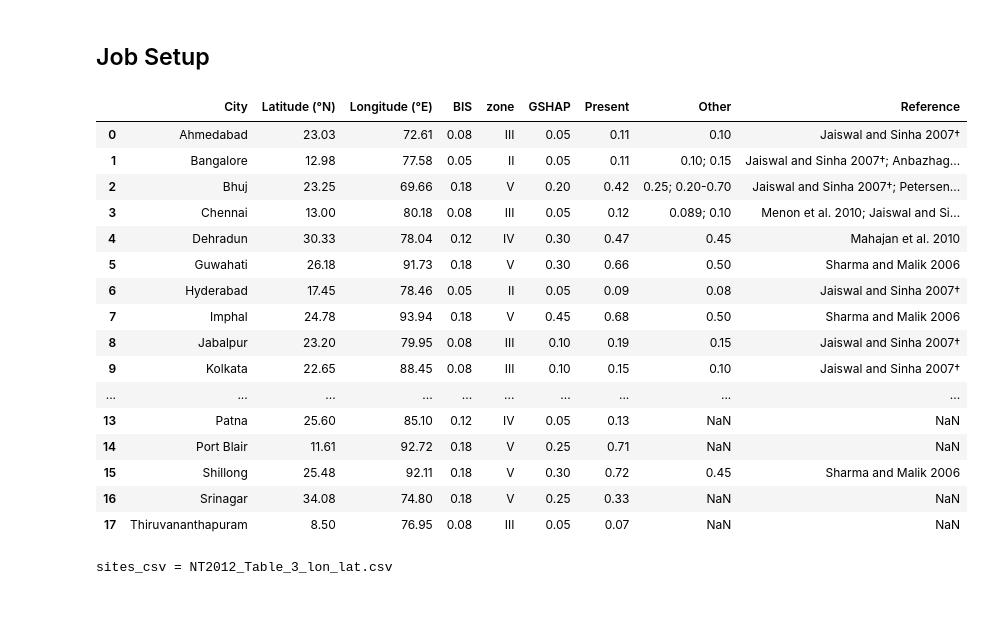
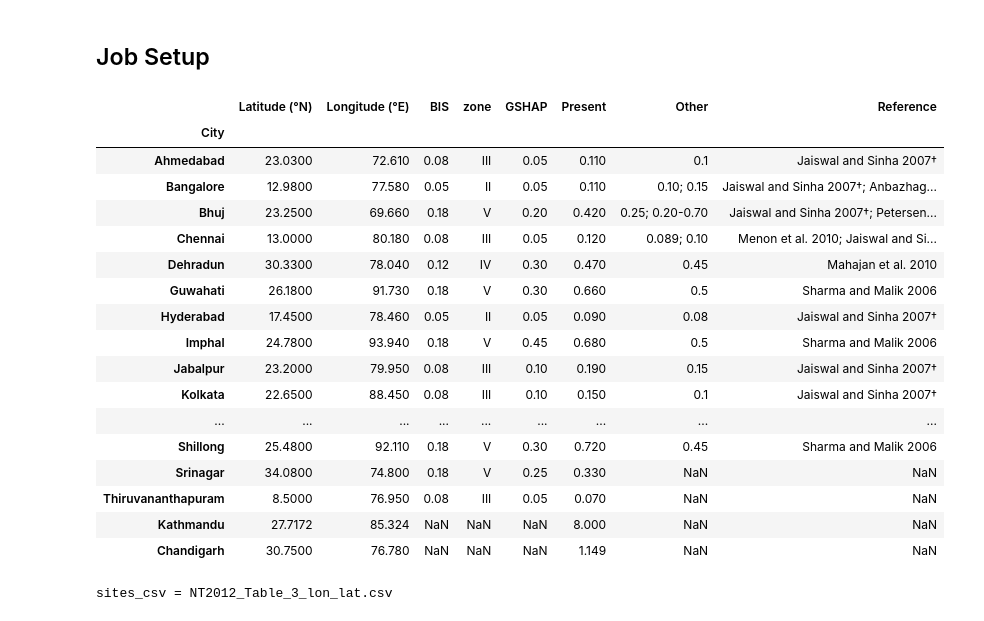
Before and after one commit to nackerley/indian-subcontinent-psha, a Jupyter notebook: Results/Hazard Curves.ipynb, the cells around one changed output. Saved outputs shown, nothing was run; the diff lists cells and outputs as text; code cells hidden in the pictures.

```diff
--- a/Results/Hazard Curves.ipynb
+++ b/Results/Hazard Curves.ipynb
@@ -34,26 +55,27 @@ TABLE_FILE = 'Table_3_Reproduced.tex'
 ## Job Setup
 # %%
 sites_table = os.path.join(NATH_PATH, 'Table 3.csv')
-df_table3 = pd.read_csv(sites_table, skiprows=1)
+df_table3 = pd.read_csv(sites_table, skiprows=1, index_col='City')
 df_table3
 # %% [output]
-|  | City | Latitude (°N) | Longitude (°E) | BIS | zone | GSHAP | Present | Other | Reference |
-| 0 | Ahmedabad | 23.03 | 72.61 | 0.08 | III | 0.05 | 0.11 | 0.10 | Jaiswal and Sinha 2007† |
-| 1 | Bangalore | 12.98 | 77.58 | 0.05 | II | 0.05 | 0.11 | 0.10; 0.15 | Jaiswal and Sinha 2007†; Anbazhag... |
-| 2 | Bhuj | 23.25 | 69.66 | 0.18 | V | 0.20 | 0.42 | 0.25; 0.20-0.70 | Jaiswal and Sinha 2007†; Petersen... |
-| 3 | Chennai | 13.00 | 80.18 | 0.08 | III | 0.05 | 0.12 | 0.089; 0.10 | Menon et al. 2010; Jaiswal and Si... |
-| 4 | Dehradun | 30.33 | 78.04 | 0.12 | IV | 0.30 | 0.47 | 0.45 | Mahajan et al. 2010 |
-| 5 | Guwahati | 26.18 | 91.73 | 0.18 | V | 0.30 | 0.66 | 0.50 | Sharma and Malik 2006 |
-| 6 | Hyderabad | 17.45 | 78.46 | 0.05 | II | 0.05 | 0.09 | 0.08 | Jaiswal and Sinha 2007† |
-| 7 | Imphal | 24.78 | 93.94 | 0.18 | V | 0.45 | 0.68 | 0.50 | Sharma and Malik 2006 |
-| 8 | Jabalpur | 23.20 | 79.95 | 0.08 | III | 0.10 | 0.19 | 0.15 | Jaiswal and Sinha 2007† |
-| 9 | Kolkata | 22.65 | 88.45 | 0.08 | III | 0.10 | 0.15 | 0.10 | Jaiswal and Sinha 2007† |
-| ... | ... | ... | ... | ... | ... | ... | ... | ... | ... |
-| 13 | Patna | 25.60 | 85.10 | 0.12 | IV | 0.05 | 0.13 | NaN | NaN |
-| 14 | Port Blair | 11.61 | 92.72 | 0.18 | V | 0.25 | 0.71 | NaN | NaN |
-| 15 | Shillong | 25.48 | 92.11 | 0.18 | V | 0.30 | 0.72 | 0.45 | Sharma and Malik 2006 |
-| 16 | Srinagar | 34.08 | 74.80 | 0.18 | V | 0.25 | 0.33 | NaN | NaN |
-| 17 | Thiruvananthapuram | 8.50 | 76.95 | 0.08 | III | 0.05 | 0.07 | NaN | NaN |
+|  | Latitude (°N) | Longitude (°E) | BIS | zone | GSHAP | Present | Other | Reference |
+| City |  |  |  |  |  |  |  |  |
+| Ahmedabad | 23.0300 | 72.610 | 0.08 | III | 0.05 | 0.110 | 0.1 | Jaiswal and Sinha 2007† |
+| Bangalore | 12.9800 | 77.580 | 0.05 | II | 0.05 | 0.110 | 0.10; 0.15 | Jaiswal and Sinha 2007†; Anbazhag... |
+| Bhuj | 23.2500 | 69.660 | 0.18 | V | 0.20 | 0.420 | 0.25; 0.20-0.70 | Jaiswal and Sinha 2007†; Petersen... |
+| Chennai | 13.0000 | 80.180 | 0.08 | III | 0.05 | 0.120 | 0.089; 0.10 | Menon et al. 2010; Jaiswal and Si... |
+| Dehradun | 30.3300 | 78.040 | 0.12 | IV | 0.30 | 0.470 | 0.45 | Mahajan et al. 2010 |
+| Guwahati | 26.1800 | 91.730 | 0.18 | V | 0.30 | 0.660 | 0.5 | Sharma and Malik 2006 |
+| Hyderabad | 17.4500 | 78.460 | 0.05 | II | 0.05 | 0.090 | 0.08 | Jaiswal and Sinha 2007† |
+| Imphal | 24.7800 | 93.940 | 0.18 | V | 0.45 | 0.680 | 0.5 | Sharma and Malik 2006 |
+| Jabalpur | 23.2000 | 79.950 | 0.08 | III | 0.10 | 0.190 | 0.15 | Jaiswal and Sinha 2007† |
+| Kolkata | 22.6500 | 88.450 | 0.08 | III | 0.10 | 0.150 | 0.1 | Jaiswal and Sinha 2007† |
+| ... | ... | ... | ... | ... | ... | ... | ... | ... |
+| Shillong | 25.4800 | 92.110 | 0.18 | V | 0.30 | 0.720 | 0.45 | Sharma and Malik 2006 |
+| Srinagar | 34.0800 | 74.800 | 0.18 | V | 0.25 | 0.330 | NaN | NaN |
+| Thiruvananthapuram | 8.5000 | 76.950 | 0.08 | III | 0.05 | 0.070 | NaN | NaN |
+| Kathmandu | 27.7172 | 85.324 | NaN | NaN | NaN | 8.000 | NaN | NaN |
+| Chandigarh | 30.7500 | 76.780 | NaN | NaN | NaN | 1.149 | NaN | NaN |
 # %%
 df_sites = df_table3[['Longitude (°E)', 'Latitude (°N)']]
 print('sites_csv = %s' % SITES_CSV)
```
Also changed, not shown: parts of 12 cells of this notebook, 26 other files.
